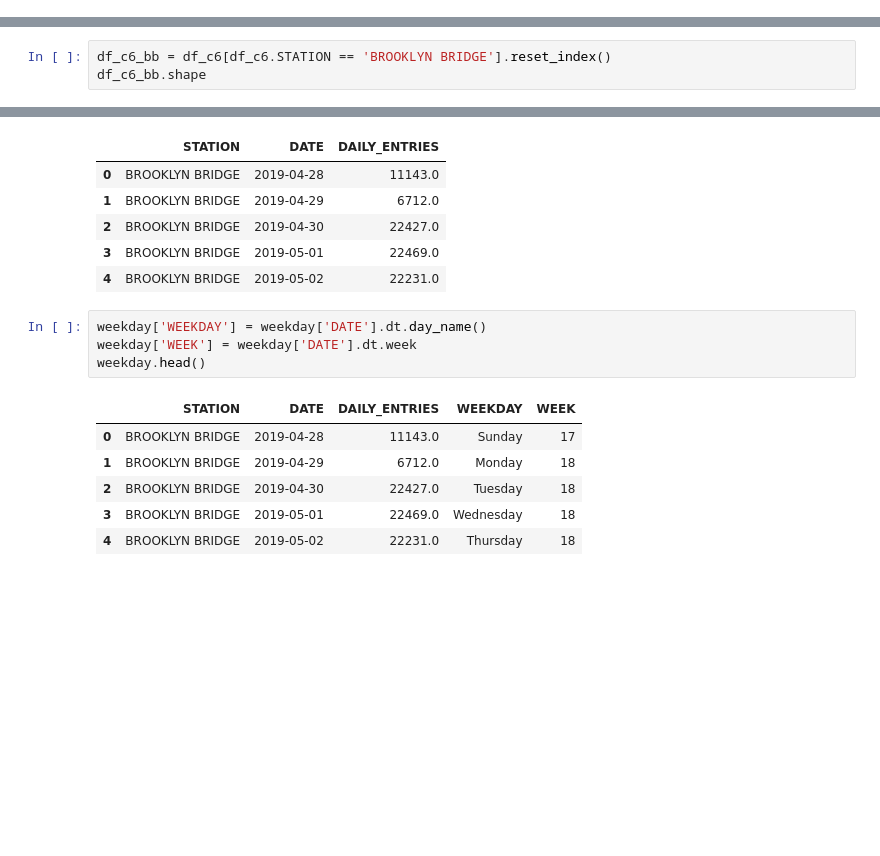
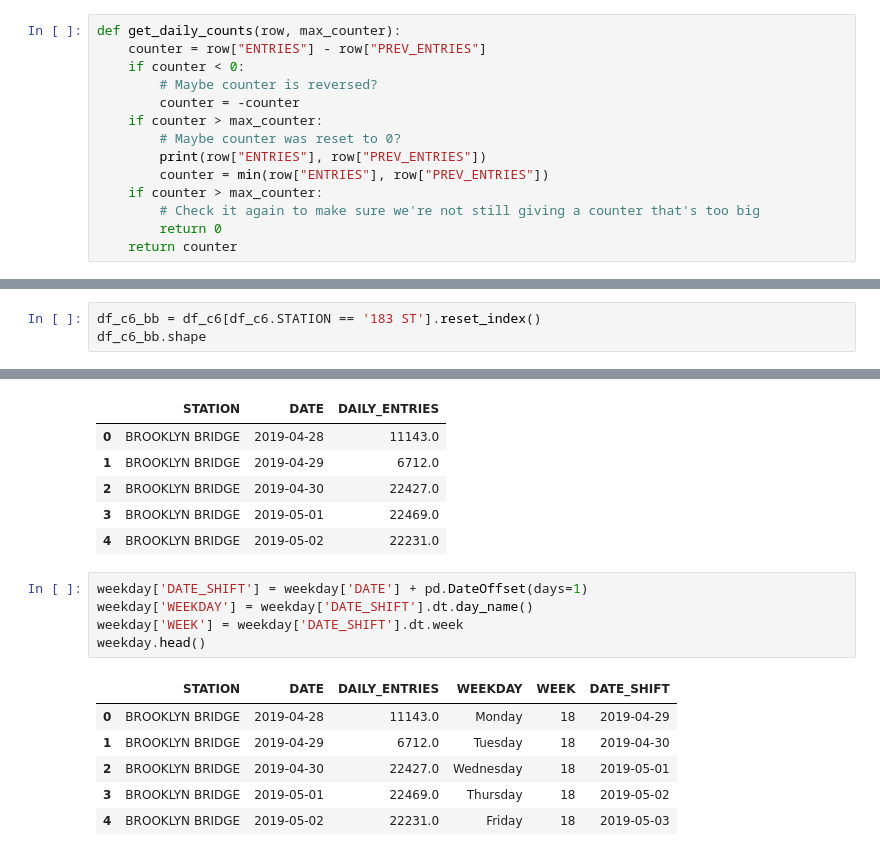
Before and after one commit to jlmartin100/Metis_Projects, a Jupyter notebook: Project_1/Project_1_ECM.ipynb, the cells around one changed output, grey strips where cells are left out. Drawn from its saved outputs; the diff is of its cells as text; blank space fills up the shorter version.

```diff
--- a/Project_1/Project_1_ECM.ipynb
+++ b/Project_1/Project_1_ECM.ipynb
@@ -108,5 +108,19 @@ def get_daily_counts(row, max_counter):
         #print(row["ENTRIES"], row["PREV_ENTRIES"])
         counter = min(row["ENTRIES"], row["PREV_ENTRIES"])
     return counter
+# %%
+def get_daily_counts(row, max_counter):
+    counter = row["ENTRIES"] - row["PREV_ENTRIES"]
+    if counter < 0:
+        # Maybe counter is reversed?
+        counter = -counter
+    if counter > max_counter:
+        # Maybe counter was reset to 0?
+        print(row["ENTRIES"], row["PREV_ENTRIES"])
+        counter = min(row["ENTRIES"], row["PREV_ENTRIES"])
+    if counter > max_counter:
+        # Check it again to make sure we're not still giving a counter that's too big
+        return 0
+    return counter
 # %%
 df_daily['DAILY_ENTRIES'] = df_daily.apply(get_daily_counts, axis=1, max_counter=1000000)
@@ -184,7 +227,7 @@ df_c6.head()
 # %% [markdown]
 ## Challenge 7
 # %%
-df_c6_bb = df_c6[df_c6.STATION == 'BROOKLYN BRIDGE'].reset_index()
+df_c6_bb = df_c6[df_c6.STATION == '183 ST'].reset_index()
 df_c6_bb.shape
 # %% [output]
 (41, 6)
@@ -213,13 +256,14 @@ weekday.head()
 | 3 | BROOKLYN BRIDGE | 2019-05-01 | 22469.0 |
 | 4 | BROOKLYN BRIDGE | 2019-05-02 | 22231.0 |
 # %%
-weekday['WEEKDAY'] = weekday['DATE'].dt.day_name()
-weekday['WEEK'] = weekday['DATE'].dt.week
+weekday['DATE_SHIFT'] = weekday['DATE'] + pd.DateOffset(days=1)
+weekday['WEEKDAY'] = weekday['DATE_SHIFT'].dt.day_name()
+weekday['WEEK'] = weekday['DATE_SHIFT'].dt.week
 weekday.head()
 # %% [output]
-|  | STATION | DATE | DAILY_ENTRIES | WEEKDAY | WEEK |
-| 0 | BROOKLYN BRIDGE | 2019-04-28 | 11143.0 | Sunday | 17 |
-| 1 | BROOKLYN BRIDGE | 2019-04-29 | 6712.0 | Monday | 18 |
-| 2 | BROOKLYN BRIDGE | 2019-04-30 | 22427.0 | Tuesday | 18 |
-| 3 | BROOKLYN BRIDGE | 2019-05-01 | 22469.0 | Wednesday | 18 |
-| 4 | BROOKLYN BRIDGE | 2019-05-02 | 22231.0 | Thursday | 18 |
+|  | STATION | DATE | DAILY_ENTRIES | WEEKDAY | WEEK | DATE_SHIFT |
+| 0 | BROOKLYN BRIDGE | 2019-04-28 | 11143.0 | Monday | 18 | 2019-04-29 |
+| 1 | BROOKLYN BRIDGE | 2019-04-29 | 6712.0 | Tuesday | 18 | 2019-04-30 |
+| 2 | BROOKLYN BRIDGE | 2019-04-30 | 22427.0 | Wednesday | 18 | 2019-05-01 |
+| 3 | BROOKLYN BRIDGE | 2019-05-01 | 22469.0 | Thursday | 18 | 2019-05-02 |
+| 4 | BROOKLYN BRIDGE | 2019-05-02 | 22231.0 | Friday | 18 | 2019-05-03 |
```
Also changed, not shown: parts of 23 cells of this notebook.
